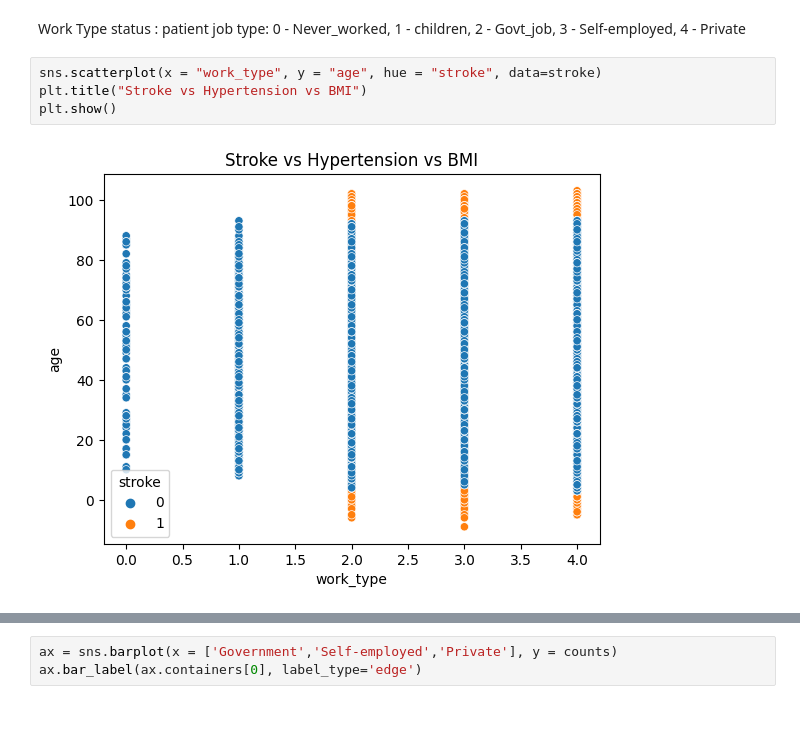
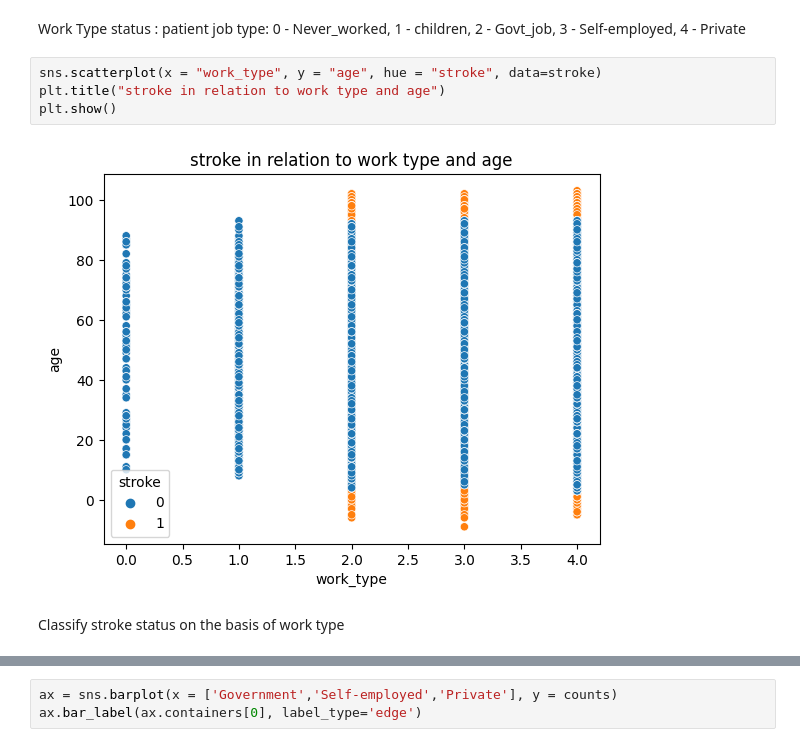
Before and after one commit to Gary-ChenJL/4440_proj, a Jupyter notebook: proj.ipynb, the cells around one changed output, grey strips where cells are left out. Drawn from its saved outputs; the diff is of its cells as text; blank space fills up the shorter version.

```diff
--- a/proj.ipynb
+++ b/proj.ipynb
@@ -465,10 +479,12 @@ plt.show()
 Work Type status : patient job type: 0 - Never_worked, 1 - children, 2 - Govt_job, 3 - Self-employed, 4 - Private
 # %%
 sns.scatterplot(x = "work_type", y = "age", hue = "stroke", data=stroke)
-plt.title("Stroke vs Hypertension vs BMI")
+plt.title("stroke in relation to work type and age")
 plt.show()
 # %% [output]
-[figure, old version]
+[figure, new version]
+# %% [markdown]
+Classify stroke status on the basis of work type
 # %%
 counts = []
 percs = []
```
Also changed, not shown: parts of 37 cells of this notebook.
